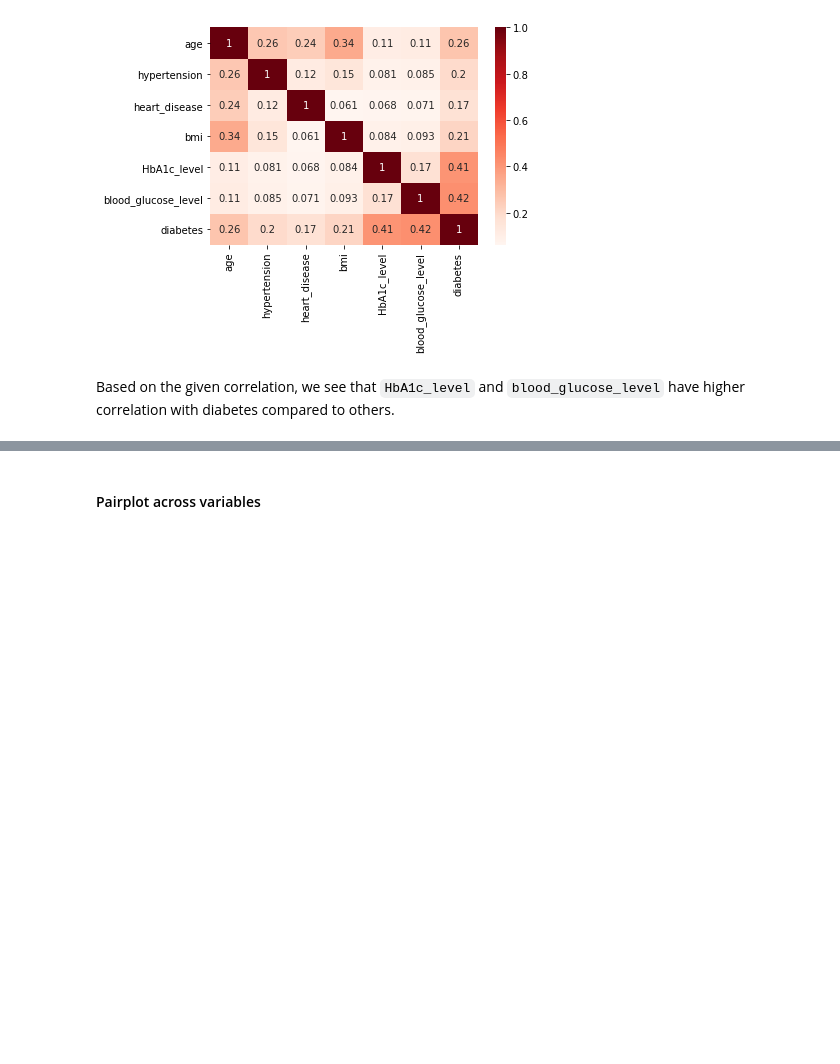
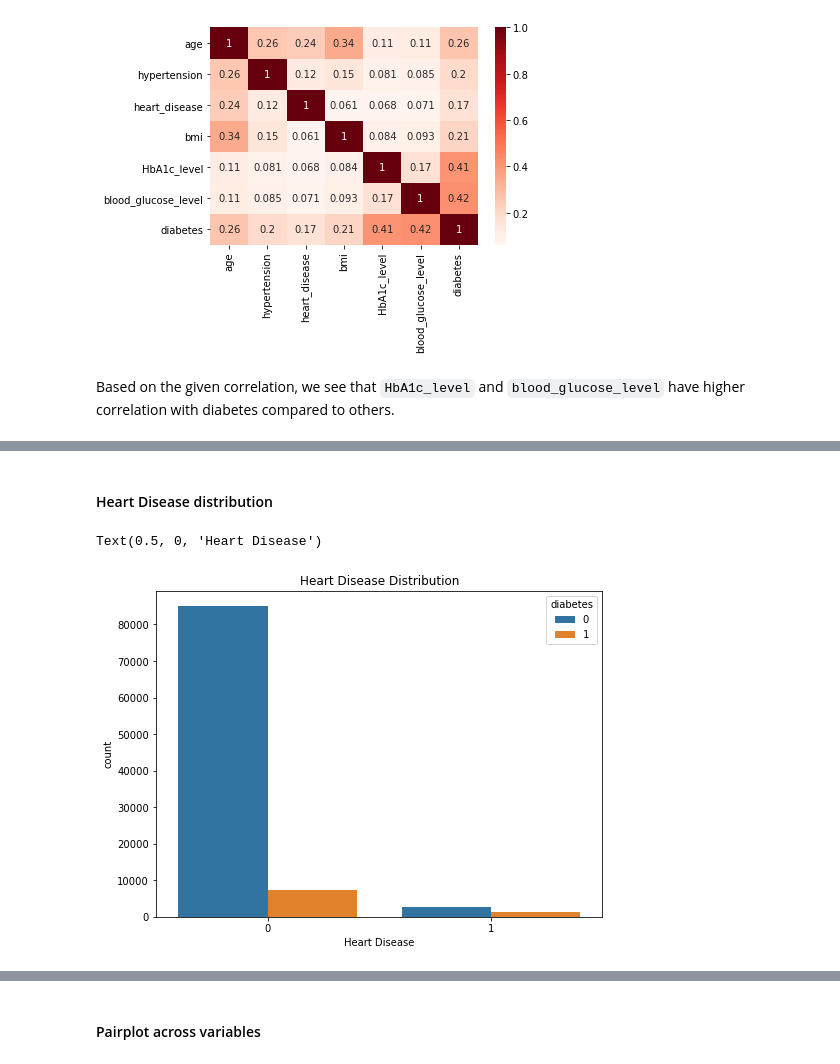
Before and after one commit to pjw0417/Group002-SP23, a Jupyter notebook: FinalProject_Group002-SP23.ipynb, the cells around one changed output, grey strips where cells are left out. Drawn from its saved outputs; the diff is of its cells as text; code cells hidden in the pictures; blank space fills up the shorter version.

```diff
--- a/FinalProject_Group002-SP23.ipynb
+++ b/FinalProject_Group002-SP23.ipynb
@@ -150,0 +197,10 @@ Based on the given correlation, we see that `HbA1c_level` and `blood_glucose_lev
+# %% [markdown]
+#### Heart Disease distribution
+# %%
+fig, ax = plt.subplots(figsize=(8, 6))
+sns.countplot(data=df, x='heart_disease', hue="diabetes", ax=ax)
+ax.set_title('Heart Disease Distribution')
+ax.set_xlabel("Heart Disease")
+# %% [output]
+Text(0.5, 0, 'Heart Disease')
+[figure, added]
```
Also changed, not shown: parts of 69 cells of this notebook, 2 other files.
